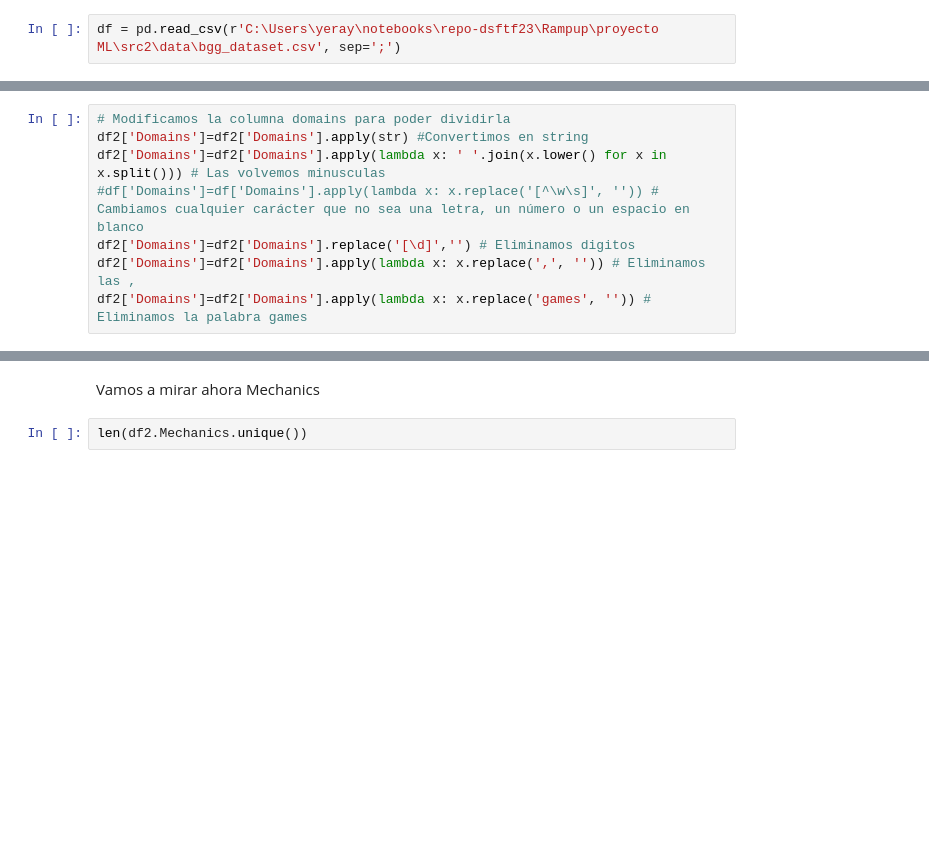
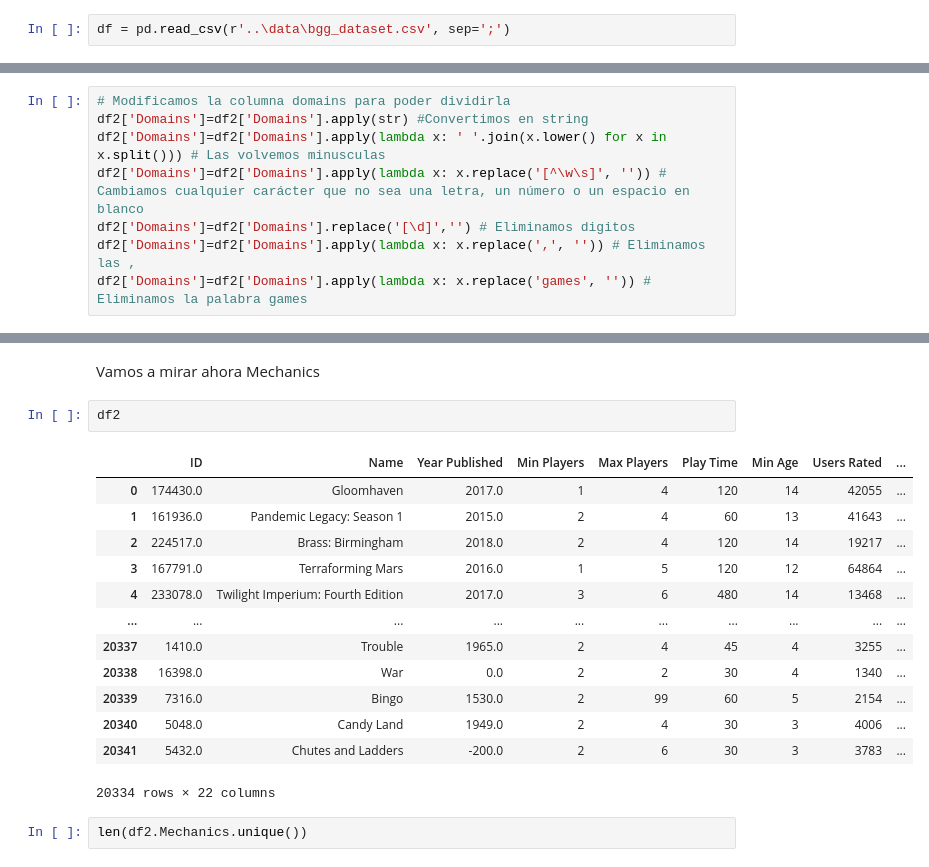
Before and after one commit to Yerayexpo/BoardGame-Analysis, a Jupyter notebook: src/notebooks/code.ipynb, the cells around one changed output, grey strips where cells are left out. Cells and saved outputs as stored; diff of their text form; blank space fills up the shorter version.

```diff
--- a/src/notebooks/code.ipynb
+++ b/src/notebooks/code.ipynb
@@ -19,7 +19,7 @@ import pickle
 # %% [markdown]
 ## Exploracion de los datos
 # %%
-df = pd.read_csv(r'C:\Users\yeray\notebooks\repo-dsftf23\Rampup\proyecto ML\src2\data\bgg_dataset.csv', sep=';')
+df = pd.read_csv(r'..\data\bgg_dataset.csv', sep=';')
 # %%
 df.head(10)
 # %% [output]
@@ -353,7 +353,7 @@ Por lo pronto vemos muchos generos repetidos, vamos a limpiar todo esto, separan
 # Modificamos la columna domains para poder dividirla
 df2['Domains']=df2['Domains'].apply(str) #Convertimos en string
 df2['Domains']=df2['Domains'].apply(lambda x: ' '.join(x.lower() for x in x.split())) # Las volvemos minusculas
-#df['Domains']=df['Domains'].apply(lambda x: x.replace('[^\w\s]', '')) # Cambiamos cualquier carácter que no sea una letra, un número o un espacio en blanco
+df2['Domains']=df2['Domains'].apply(lambda x: x.replace('[^\w\s]', '')) # Cambiamos cualquier carácter que no sea una letra, un número o un espacio en blanco
 df2['Domains']=df2['Domains'].replace('[\d]','') # Eliminamos digitos
 df2['Domains']=df2['Domains'].apply(lambda x: x.replace(',', '')) # Eliminamos las ,
 df2['Domains']=df2['Domains'].apply(lambda x: x.replace('games', '')) # Eliminamos la palabra games
@@ -441,6 +441,22 @@ See the caveats in the documentation: https://pandas.pydata.org/pandas-docs/stab
   df2['Customizable']=categoric_encoder("customizable")
 # %% [markdown]
 Vamos a mirar ahora Mechanics
+# %%
+df2
+# %% [output]
+|  | ID | Name | Year Published | Min Players | Max Players | Play Time | Min Age | Users Rated | ... |
+| 0 | 174430.0 | Gloomhaven | 2017.0 | 1 | 4 | 120 | 14 | 42055 | ... |
+| 1 | 161936.0 | Pandemic Legacy: Season 1 | 2015.0 | 2 | 4 | 60 | 13 | 41643 | ... |
+| 2 | 224517.0 | Brass: Birmingham | 2018.0 | 2 | 4 | 120 | 14 | 19217 | ... |
+| 3 | 167791.0 | Terraforming Mars | 2016.0 | 1 | 5 | 120 | 12 | 64864 | ... |
+| 4 | 233078.0 | Twilight Imperium: Fourth Edition | 2017.0 | 3 | 6 | 480 | 14 | 13468 | ... |
+| ... | ... | ... | ... | ... | ... | ... | ... | ... | ... |
+| 20337 | 1410.0 | Trouble | 1965.0 | 2 | 4 | 45 | 4 | 3255 | ... |
+| 20338 | 16398.0 | War | 0.0 | 2 | 2 | 30 | 4 | 1340 | ... |
+| 20339 | 7316.0 | Bingo | 1530.0 | 2 | 99 | 60 | 5 | 2154 | ... |
+| 20340 | 5048.0 | Candy Land | 1949.0 | 2 | 4 | 30 | 3 | 4006 | ... |
+| 20341 | 5432.0 | Chutes and Ladders | -200.0 | 2 | 6 | 30 | 3 | 3783 | ... |
+20334 rows × 22 columns
 # %%
 len(df2.Mechanics.unique())
 # %% [output]
```
Also changed, not shown: parts of 17 cells of this notebook.
